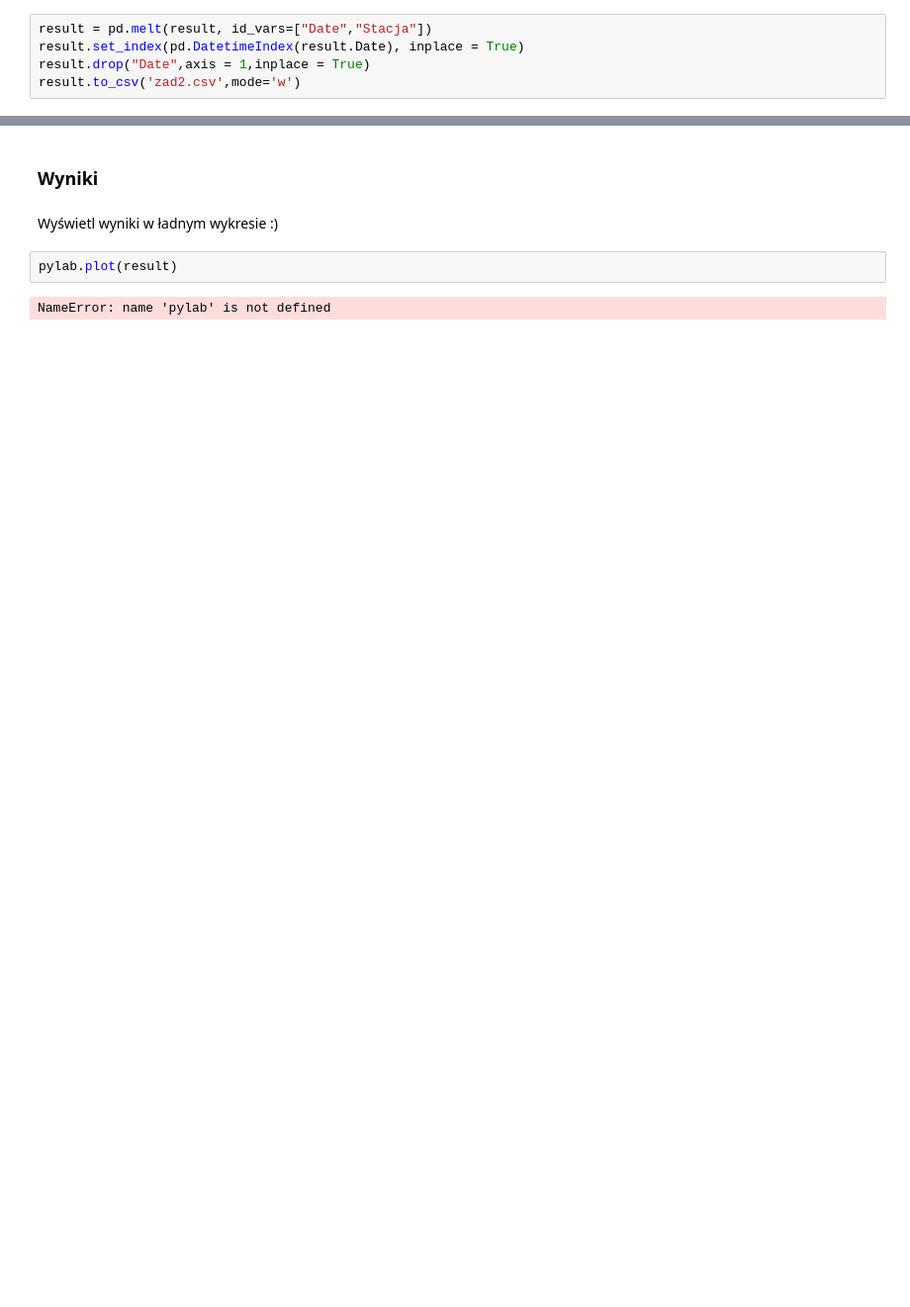
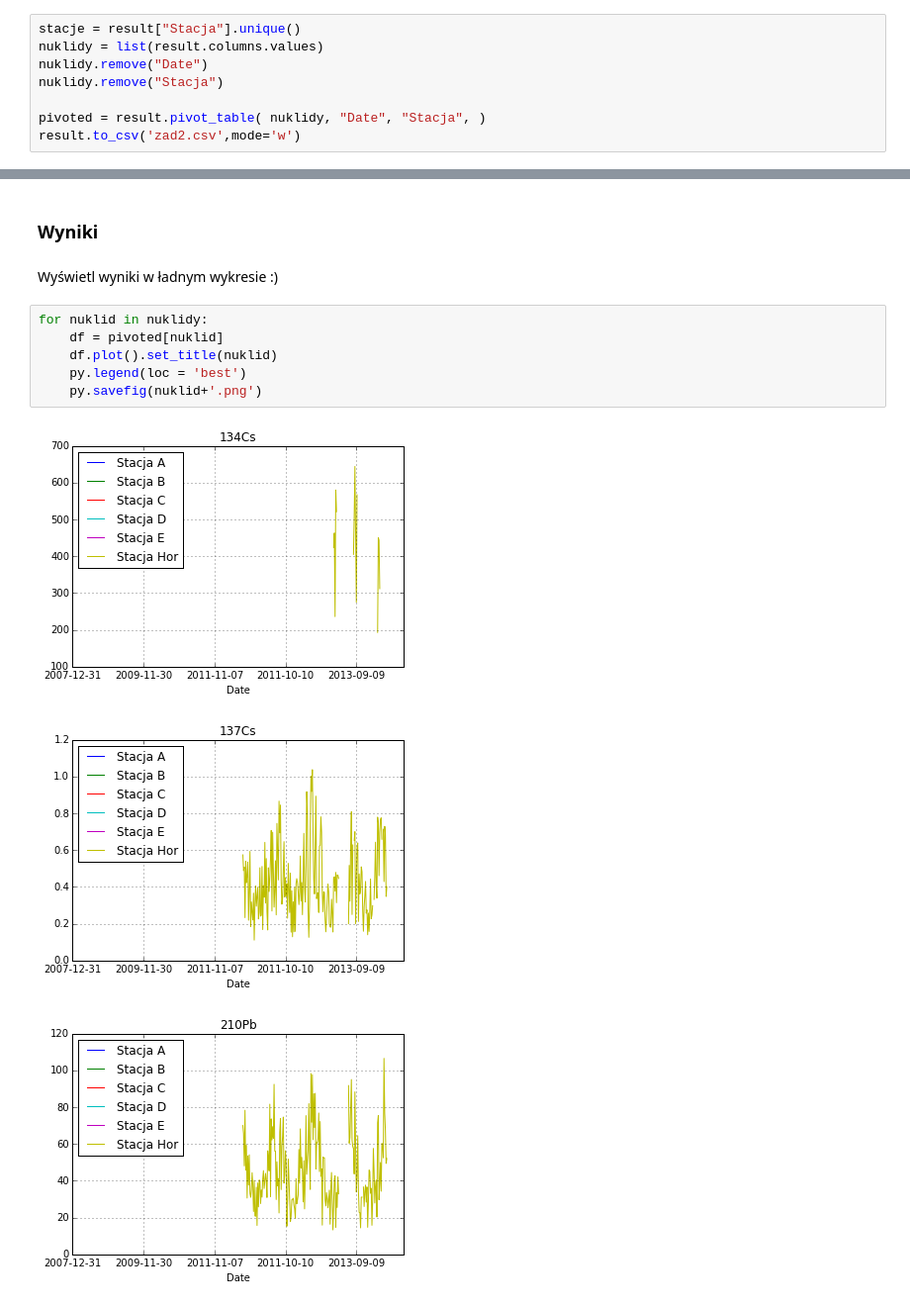
Before and after one commit to ndolgosz/pwzn, a Jupyter notebook: tasks/zaj6/zad2.ipynb, the cells around one changed output, grey strips where cells are left out. Shown at 99% size. Saved outputs shown, nothing was run; the diff lists cells and outputs as text; blank space fills up the shorter version.

```diff
--- a/tasks/zaj6/zad2.ipynb
+++ b/tasks/zaj6/zad2.ipynb
@@ -153,8 +171,11 @@ Teraz skonstruuj tabelkę zawierającą takie kolumny:
 
 * Data
 * Dla każdej kombinacji Stacji i parametru kolumnę z poziomem zanieczyszczenia
-# %%
-result = pd.melt(result, id_vars=["Date","Stacja"])
-result.set_index(pd.DatetimeIndex(result.Date), inplace = True)
-result.drop("Date",axis = 1,inplace = True)
-result.to_csv('zad2.csv',mode='w')
+# %%
+stacje = result["Stacja"].unique()
+nuklidy = list(result.columns.values)
+nuklidy.remove("Date")
+nuklidy.remove("Stacja")
+
+pivoted = result.pivot_table( nuklidy, "Date", "Stacja", )
+result.to_csv('zad2.csv',mode='w')
@@ -162,7 +203,13 @@ result.to_csv('zad2.csv',mode='w')
 ### Wyniki
 # %% [markdown]
 Wyświetl wyniki w ładnym wykresie :)
-# %%
-pylab.plot(result)
-# %% [output]
-NameError: name 'pylab' is not defined
+# %%
+for nuklid in nuklidy:
+    df = pivoted[nuklid]
+    df.plot().set_title(nuklid)
+    py.legend(loc = 'best')
+    py.savefig(nuklid+'.png')
+# %% [output]
+[figure, added]
+[figure, added]
+[figure, added]
```
Also changed, not shown: parts of 4 cells of this notebook, 12 other files.
